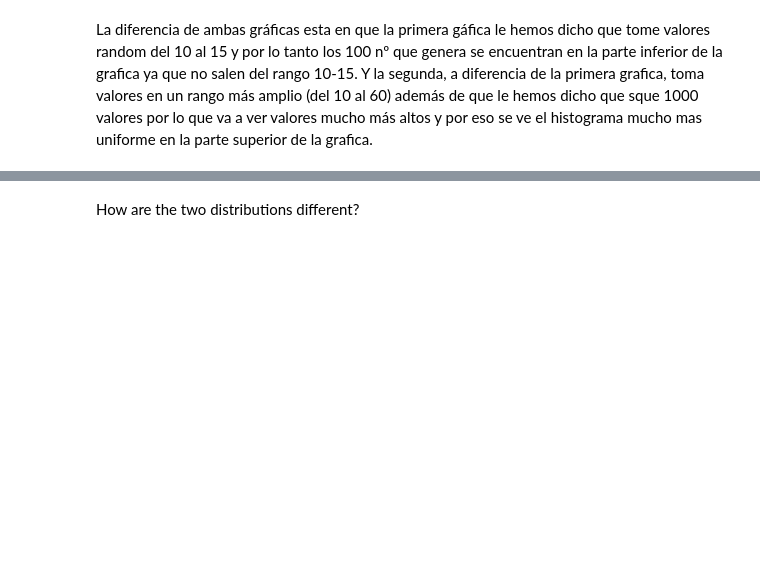
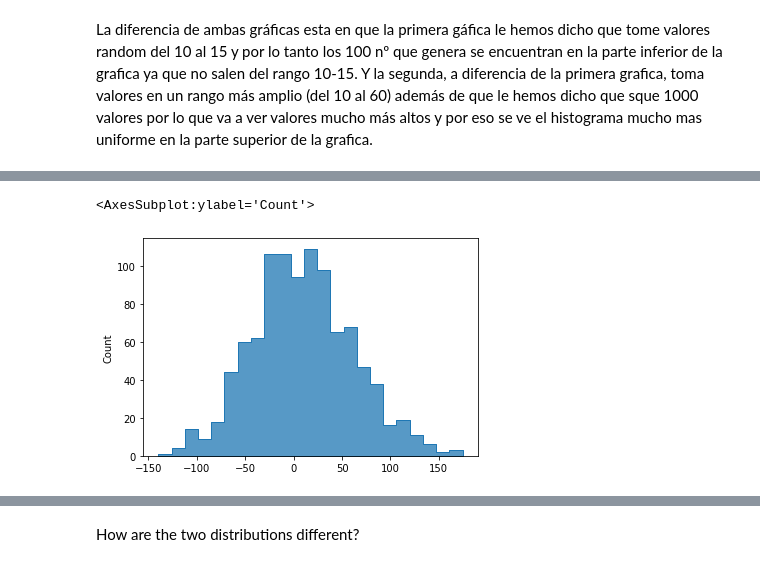
Before and after one commit to ironhack-datalabs/datamad1020-rev, a Jupyter notebook: module-2/lab-continuous-probability-distribution/your-code/main.ipynb, the cells around one changed output, grey strips where cells are left out. Cells and saved outputs as stored; diff of their text form; code cells hidden in the pictures; blank space fills up the shorter version.

```diff
--- a/module-2/lab-continuous-probability-distribution/your-code/main.ipynb
+++ b/module-2/lab-continuous-probability-distribution/your-code/main.ipynb
@@ -149,0 +181,9 @@ Expected output:
+# %%
+normal_B = norm(loc=10, scale=50)
+# %%
+sample_B = normal_B.rvs(size=1000)
+# %%
+sns.histplot(sample_B, element="step")
+# %% [output]
+<AxesSubplot:ylabel='Count'>
+[figure, added]
```
Also changed, not shown: parts of 43 cells of this notebook.
